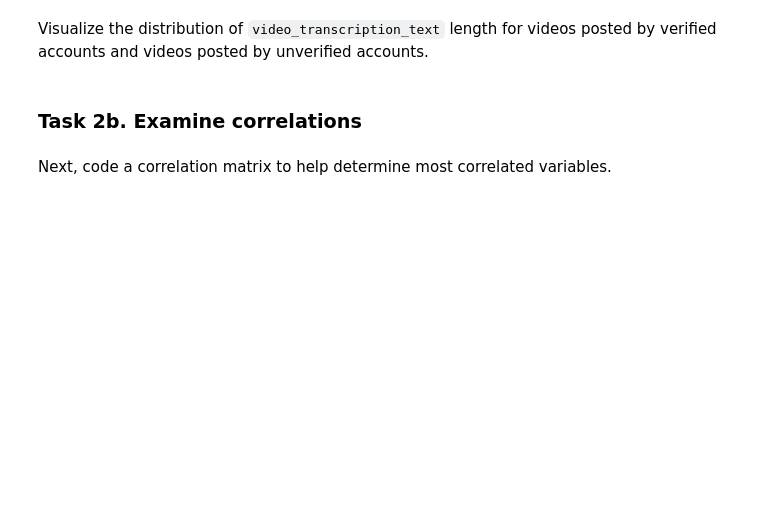
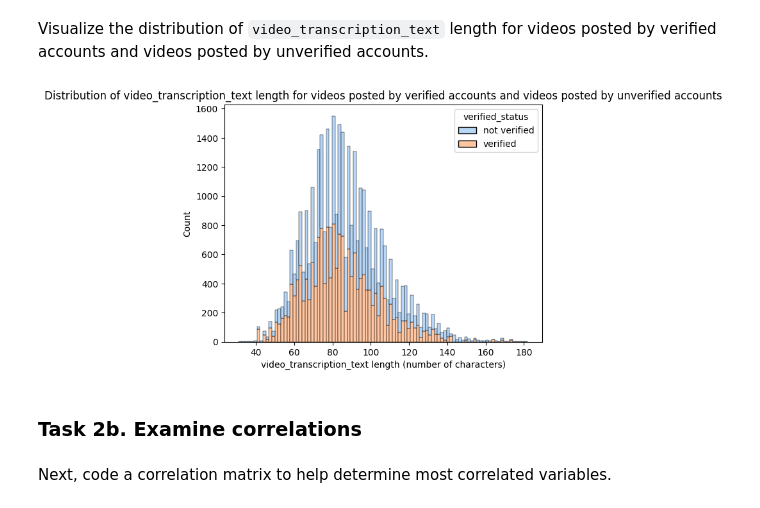
Before and after one commit to Cyberoctane29/Python-For-Data-Analysis, a Jupyter notebook: Course-5/Module_6/1_end_of_course_project.ipynb, the cells around one changed output. Saved outputs shown, nothing was run; the diff lists cells and outputs as text; code cells hidden in the pictures; blank space fills up the shorter version.

```diff
--- a/Course-5/Module_6/1_end_of_course_project.ipynb
+++ b/Course-5/Module_6/1_end_of_course_project.ipynb
@@ -367,13 +367,17 @@ Use resampling to create class balance in the outcome variable, if needed.
 # Use resampling to create class balance in the outcome variable, if needed
 
 # Identify data points from majority and minority classes
-### YOUR CODE HERE ###
+data_majority = data[data["verified_status"] == "not verified"]
+data_minority = data[data["verified_status"] == "verified"]
 
 # Upsample the minority class (which is "verified")
-### YOUR CODE HERE ###
+data_minority_upsampled = resample(data_minority,
+                                 replace=True,                 # to sample with replacement
+                                 n_samples=len(data_majority), # to match majority class
+                                 random_state=0)               # to create reproducible results
 
 # Combine majority class with upsampled minority class
-### YOUR CODE HERE ###
+data_upsampled = pd.concat([data_majority, data_minority_upsampled]).reset_index(drop=True)
 
 # Display new class counts
-### YOUR CODE HERE ###
+data_upsampled["verified_status"].value_counts()
@@ -386,6 +406,7 @@ Get the average `video_transcription_text` length for videos posted by verified
 Extract the length of each `video_transcription_text` and add this as a column to the dataframe, so that it can be used as a potential feature in the model.
 # %%
 # Extract the length of each `video_transcription_text` and add this as a column to the dataframe
-### YOUR CODE HERE ###
+
+data_upsampled['text_length']=data_upsampled['video_transcription_text'].apply(lambda text:len(text))
 # %%
 # Display first few rows of dataframe after adding new column
@@ -395,7 +424,16 @@ Visualize the distribution of `video_transcription_text` length for videos poste
 # %%
 # Visualize the distribution of `video_transcription_text` length for videos posted by verified accounts and videos posted by unverified accounts
 # Create two histograms in one plot
-### YOUR CODE HERE ###
+
+sns.histplot(data=data_upsampled, multiple="stack", x="text_length", kde=False, palette="pastel",
+             hue="verified_status", element="bars", legend=True)
+plt.title("Seaborn Stacked Histogram")
+plt.xlabel("video_transcription_text length (number of characters)")
+plt.ylabel("Count")
+plt.title("Distribution of video_transcription_text length for videos posted by verified accounts and videos posted by unverified accounts")
+plt.show()
+# %% [output]
+[figure, added]
 # %% [markdown]
 ### **Task 2b. Examine correlations**
 # %% [markdown]
```
Also changed, not shown: parts of 12 cells of this notebook.
